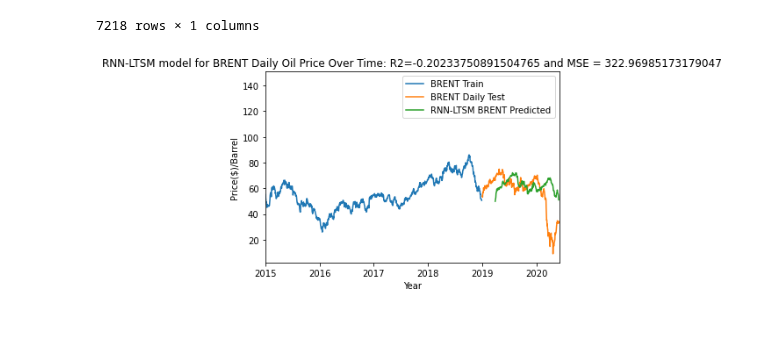
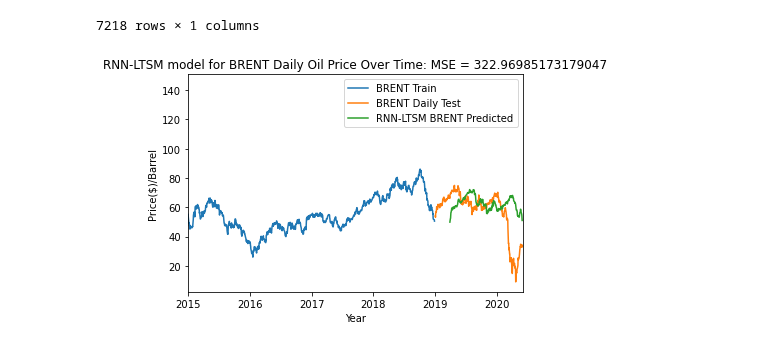
Before and after one commit to OlegRyzhkov2020/oil-project, a Jupyter notebook: analysis_in_R/RNN-LTSM.ipynb, the cells around one changed output. Saved outputs shown, nothing was run; the diff lists cells and outputs as text; code cells hidden in the pictures.

Commit message:
update BRENT RNN LTSM model image

```diff
--- a/analysis_in_R/RNN-LTSM.ipynb
+++ b/analysis_in_R/RNN-LTSM.ipynb
@@ -194,12 +194,3 @@ BRENT_y_train=np.array(BRENT_y_train)
 
 #Reshaping training data to the following format (# values, # time steps, #1 dimensional output)
 BRENT_X_train=np.reshape(BRENT_X_train,(BRENT_X_train.shape[0],BRENT_X_train.shape[1],1))
-# %%
-# Create a data structure with 60 time-steps and 1 output
-BRENT_X_train2=[]
-BRENT_y_train2=[]
-for i in range(60,len(BRENT_scaled_train_data)):
-    BRENT_X_train2.append(BRENT_scaled_train_data[i-60:i,0])
-    BRENT_y_train2.append(BRENT_scaled_train_data[i,0])
-
-pd.DataFrame(BRENT_X_train2)
@@ -344,13 +321,13 @@ BRENT_train.set_index('date')
 # %%
 #Visualising the predictions and original data
 plt.xlabel('Year')
 plt.ylabel('Price($)/Barrel')
 plt.plot(BRENT_train["BRENT_train"],label="BRENT Train")
 plt.plot(BRENT_test["BRENT_test"], label = "BRENT Daily Test")
 plt.plot(BRENT_predictions, label = "RNN-LTSM BRENT Predicted")
-plt.title(f'RNN-LTSM model for BRENT Daily Oil Price Over Time: R2={BRENT_accuracy} and MSE = {BRENT_MSE}')
+plt.title(f'RNN-LTSM model for BRENT Daily Oil Price Over Time: MSE = {BRENT_MSE}')
 plt.xlim([datetime.date(2015, 1, 1), datetime.date(2020, 6, 1)])
 plt.legend()
 plt.show()
 # %% [output]
-[figure, old version]
+[figure, new version]
```
Also changed, not shown: parts of 1 cell of this notebook, 1 other file.
